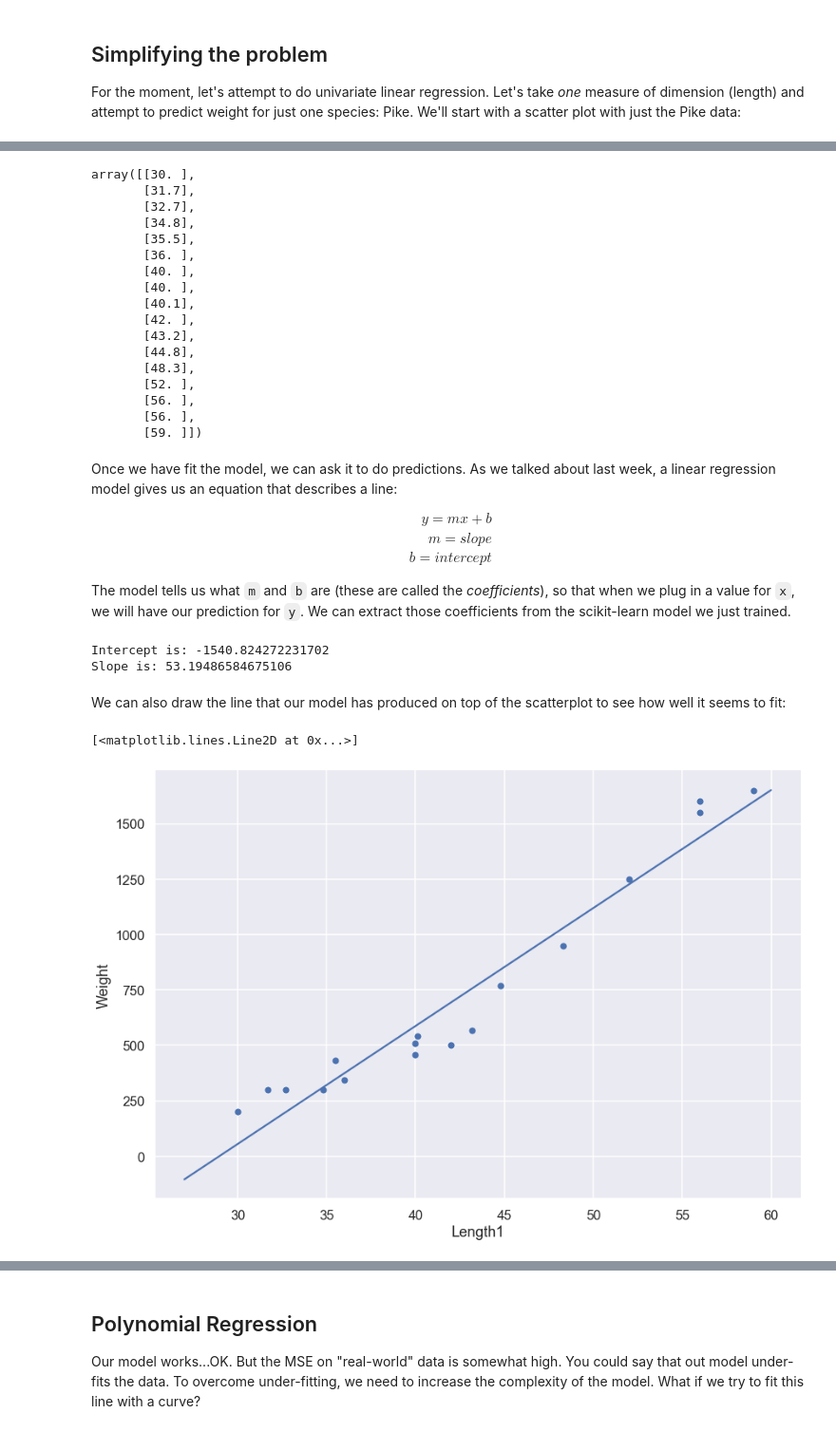
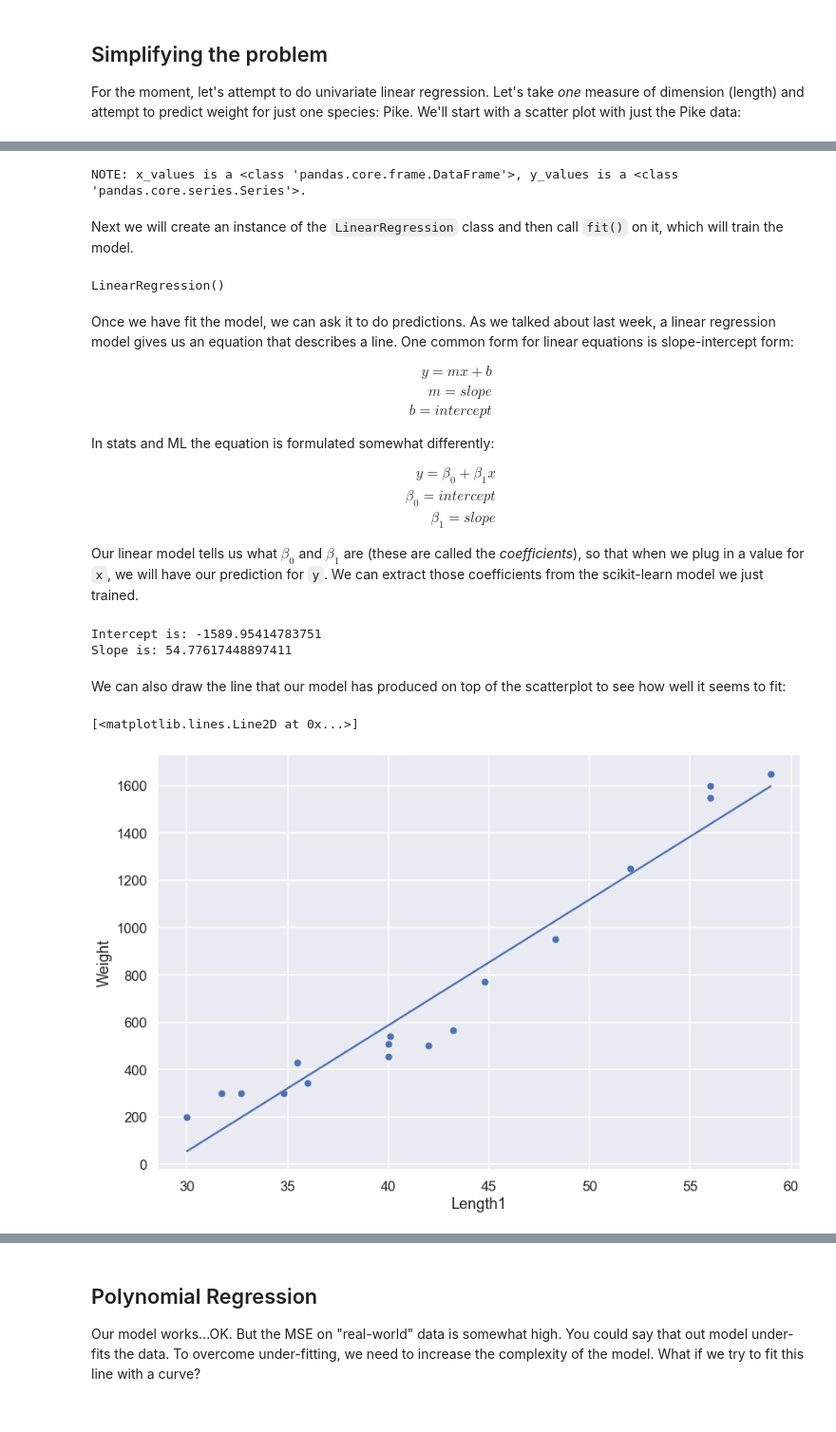
Before and after one commit to rjzak/cmsc-210, a Jupyter notebook: cmsc_210/examples/lecture_25/notebooks/Linear-Regression.ipynb, the cells around one changed output, grey strips where cells are left out. Shown: that part at 95% size. Cells and saved outputs as stored; diff of their text form; code cells hidden in the pictures.

```diff
--- a/cmsc_210/examples/lecture_25/notebooks/Linear-Regression.ipynb
+++ b/cmsc_210/examples/lecture_25/notebooks/Linear-Regression.ipynb
@@ -77,32 +79,21 @@ From there we will create an instance of the `LinearRegression` and then call `f
+# %%
+x = pike_dataframe[["Length1"]]  # Independent varable, AKA feature
+y = pike_dataframe["Weight"]  # Dependent varable
+
+print("NOTE: x_values is a {}, y_values is a {}.".format(type(x), type(y)))
+# %% [output]
+NOTE: x_values is a <class 'pandas.core.frame.DataFrame'>, y_values is a <class 'pandas.core.series.Series'>.
+# %% [markdown]
+Next we will create an instance of the `LinearRegression` class and then call `fit()` on it, which will train the model.
 # %%
 from sklearn.linear_model import LinearRegression
 
-x_values = pike_dataframe.Length1.values.reshape(-1, 1)
-y_values = pike_dataframe.Weight.values.reshape(-1, 1)
 pike_model = LinearRegression()
-pike_model.fit(x_values, y_values)
-
-x_values
+pike_model.fit(x, y)
 # %% [output]
-array([[30. ],
-       [31.7],
-       [32.7],
-       [34.8],
-       [35.5],
-       [36. ],
-       [40. ],
-       [40. ],
-       [40.1],
-       [42. ],
-       [43.2],
-       [44.8],
-       [48.3],
-       [52. ],
-       [56. ],
-       [56. ],
-       [59. ]])
+LinearRegression()
 # %% [markdown]
-Once we have fit the model, we can ask it to do predictions. As we talked about last week, a linear regression model gives us an equation that describes a line:
+Once we have fit the model, we can ask it to do predictions. As we talked about last week, a linear regression model gives us an equation that describes a line. One common form for linear equations is slope-intercept form:
 
 \begin{align}
 y = mx + b \\
@@ -110,28 +101,41 @@ m = slope \\
 b = intercept
 \end{align}
 
-The model tells us what `m` and `b` are (these are called the *coefficients*), so that when we plug in a value for `x`, we will have our prediction for `y`. We can extract those coefficients from the scikit-learn model we just trained.
+In stats and ML the equation is formulated somewhat differently:
+
+\begin{align}
+y = \beta_0 + \beta_1x \\
+\beta_0 = intercept \\
+\beta_1 = slope
+\end{align}
+
+Our linear model tells us what $\beta_0$ and $\beta_1$ are (these are called the *coefficients*), so that when we plug in a value for `x`, we will have our prediction for `y`.  We can extract those coefficients from the scikit-learn model we just trained.
 # %%
-intercept = pike_model.intercept_[0]
-slope = pike_model.coef_[0][0]
+intercept = pike_model.intercept_
+slope = pike_model.coef_[0]
 print(f"Intercept is: {intercept}")
 print(f"Slope is: {slope}")
 # %% [output]
-Intercept is: -1540.824272231702
-Slope is: 53.19486584675106
+Intercept is: -1589.95414783751
+Slope is: 54.77617448897411
 # %% [markdown]
 We can also draw the line that our model has produced on top of the scatterplot to see how well it seems to fit:
 # %%
 import matplotlib.pyplot as plt
 import numpy
 
-# Generate an array of 2 points at 27 and 60 on the x-axis:
-x_pred = numpy.array([27, 60])
-# Create the corresponding y values for the two X points:
-y_pred = slope * x_pred + intercept
+
+# Generate an array of 2 points at the smallest and largest x values in the dataset:
+x_min = min(x["Length1"])
+x_max = max(x["Length1"])
+
+x_pred = numpy.array([x_min, x_max])
+# Create the corresponding y values for the two X points using the linear equation:
+y_pred = intercept + (slope * x_pred)
+
 
 seaborn.relplot(x="Length1", y="Weight", data=pike_dataframe, height=8, aspect=1.5)
 plt.plot(x_pred, y_pred)
 # %% [output]
 [<matplotlib.lines.Line2D at 0x...>]
-[figure, old version]
+[figure, new version]
```
Also changed, not shown: parts of 23 cells of this notebook, 3 other files.
